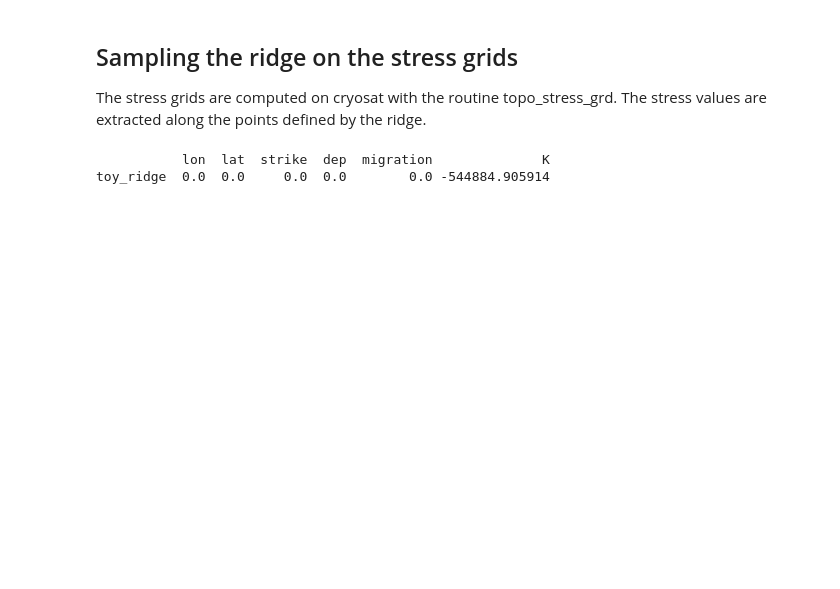
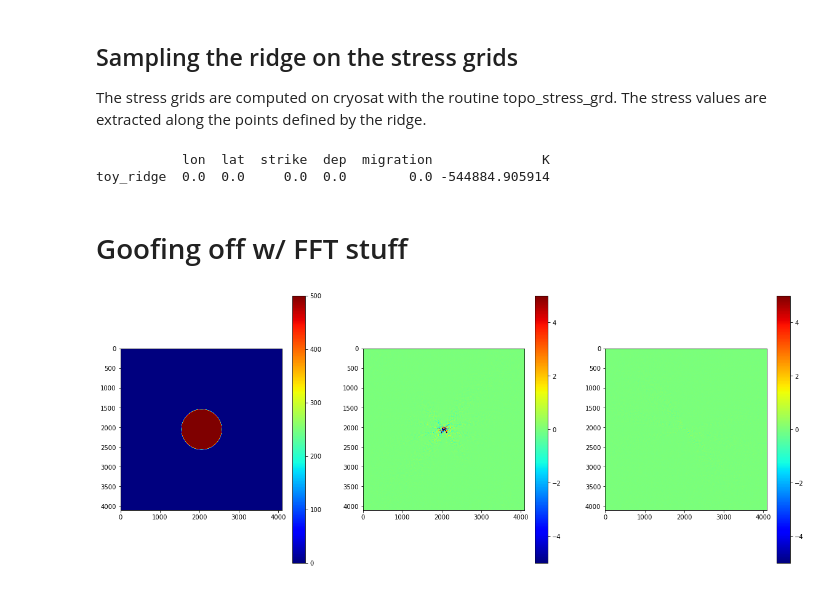
Before and after one commit to hughaharper/seesaw-propagators, a Jupyter notebook: projects/08_stress/toy-model.ipynb, the cells around one changed output. Cells and saved outputs as stored; diff of their text form; code cells hidden in the pictures; blank space fills up the shorter version.

```diff
--- a/projects/08_stress/toy-model.ipynb
+++ b/projects/08_stress/toy-model.ipynb
@@ -183,3 +161,31 @@ print(oneTable)
 # %% [output]
            lon  lat  strike  dep  migration              K
 toy_ridge  0.0  0.0     0.0  0.0        0.0 -544884.905914
+# %% [markdown]
+# Goofing off w/ FFT stuff
+# %%
+from scipy.fft import fft2,ifft2,fftshift,ifftshift,fftfreq
+
+def fft_grd(to_fft, inv=False):
+    if inv==True:
+        out = ifft2(ifftshift(to_fft))
+    else:
+        out = fftshift(fft2(to_fft))
+        kx = fftshift(fftfreq(to_fft.shape[0]))
+        ky = fftshift(fftfreq(to_fft.shape[-1]))
+    return out, kx, ky
+# %%
+Zk, kx, ky = fft_grd(Z)
+# %%
+fig, ax = plt.subplots(1,3,figsize=(20,8))
+cset1 = ax[0].imshow(Z, cmap=cm.jet)
+fig.colorbar(cset1,ax=ax[0])
+cset2 = ax[1].imshow(Zk.real, cmap=cm.jet)
+fig.colorbar(cset2,ax=ax[1])
+cset2.set_clim(-5,5)
+cset3 = ax[2].imshow(Zk.imag, cmap=cm.jet)
+fig.colorbar(cset3,ax=ax[2])
+cset3.set_clim(-5,5)
+plt.show()
+# %% [output]
+[figure, added]
```
Also changed, not shown: parts of 13 cells of this notebook.
